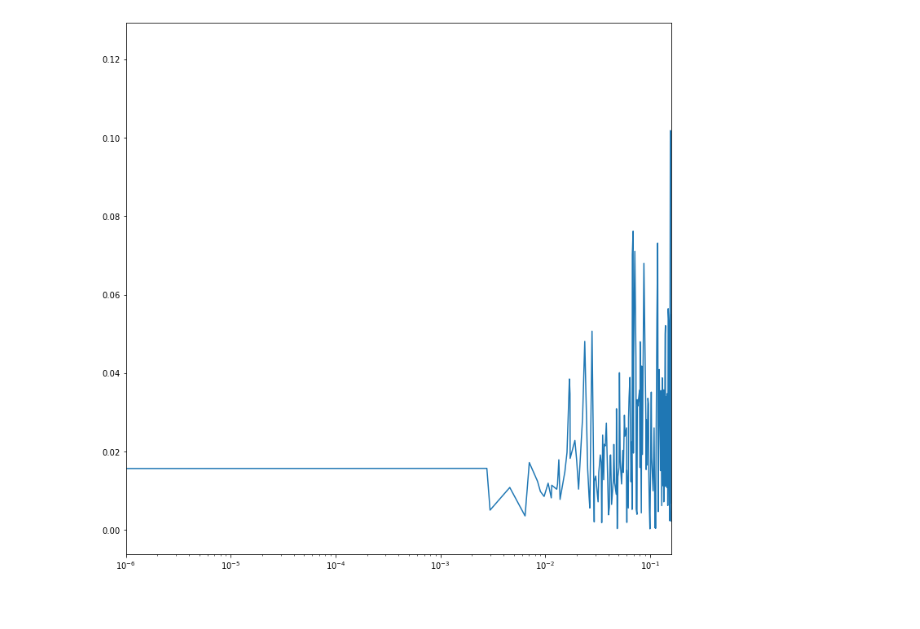
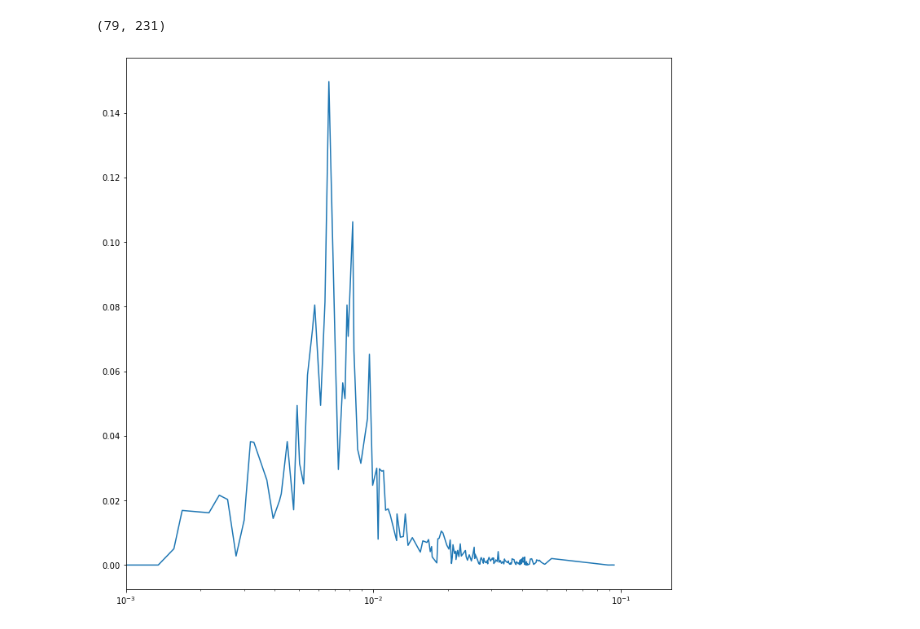
Before and after one commit to Oliver-Feighan/SpectralDensity, a Jupyter notebook: single_bchla/Untitled.ipynb, the cells around one changed output. Saved outputs shown, nothing was run; the diff lists cells and outputs as text; code cells hidden in the pictures.

Commit message:
monomer analysis

```diff
--- a/single_bchla/Untitled.ipynb
+++ b/single_bchla/Untitled.ipynb
@@ -40,7 +40,7 @@ def get_mode(file_name, mode, n_atoms):
     lines = list(open(file_name))
 
     for enum, line in enumerate(lines):
-        if f"vibration {mode}" in line:
+        if f"vibration {mode}\n" in line:
             for mode_line in range(enum+1, enum+1+n_atoms):
                 norm_coord.append([float(x) for x in re.findall(r'-?\d+\.\d+', lines[mode_line])])
 
@@ -54,45 +54,51 @@ def wavenumber_to_frequency(wavenumber):
     frequency_fs = frequency * 1e-15
 
     return frequency_fs
+
+def read_symbols(file_name):
+    symbols = []
+
+    with open(file_name, 'r') as f:
+        lines = list(f.readlines())
+
+        for line in lines:
+            symbol = re.findall(r'[A-Za-z]+', line)
+
+            if len(symbol) != 0:
+                symbols.append(symbol[0])
+
+    return symbols
 # %%
-wavenumbers = get_wavenumbers("bchla_normal_modes.molden")
+wavenumbers = get_wavenumbers("monomer_normal_modes.molden")
 
 frequencies = wavenumber_to_frequency(wavenumbers)
 # %%
 fig, ax = plt.subplots()
 
-Mg_displacements = []
-Na_displacements = []
-Nc_displacements = []
-Nb_displacements = []
-Nd_displacements = []
+n_atoms = 79
+n_modes = 3 * n_atoms - 6
 
 Mg_index = 0
-Nc_index = 33
-Na_index = 16
-Nb_index = 25
-Nd_index = 25
 
-for i in range(1, n_modes+1):
-    mode_i = get_mode("bchla_normal_modes.molden", i, 140)
+all_displacements = np.zeros((n_atoms, n_modes))
 
-    Mg_displacements.append(np.linalg.norm(mode_i[Mg_index]))
-    Na_displacements.append(np.linalg.norm(mode_i[Na_index]))
-    Nc_displacements.append(np.linalg.norm(mode_i[Nc_index]))
-    Nb_displacements.append(np.linalg.norm(mode_i[Nb_index]))
-    Nd_displacements.append(np.linalg.norm(mode_i[Nd_index]))
+for i in range(n_modes):
+    if frequencies[i] <= 0.00156316:
+        continue
 
+    mode_i = get_mode("monomer_normal_modes.molden", i+1, 79)
 
-#ax.plot(frequencies, Mg_displacements)
-ax.plot(frequencies * 2 * np.pi, Na_displacements)
-#ax.plot(frequencies, Nc_displacements)
-#ax.plot(frequencies, Nb_displacements)
-#ax.plot(frequencies, Nd_displacements)
+    all_displacements[:,i] = np.linalg.norm(mode_i, axis=1)
 
-ax.set_xlim(1e-6, 0.16)
+print(all_displacements.shape)
+
+ax.plot(frequencies, all_displacements[Mg_index])
+
+ax.set_xlim(1e-3, 0.16)
 
 ax.set_xscale('log')
 
 fig.set_size_inches(12,12)
 # %% [output]
+(79, 231)
-[figure, old version]
+[figure, new version]
```
Also changed, not shown: parts of 1 cell of this notebook.
